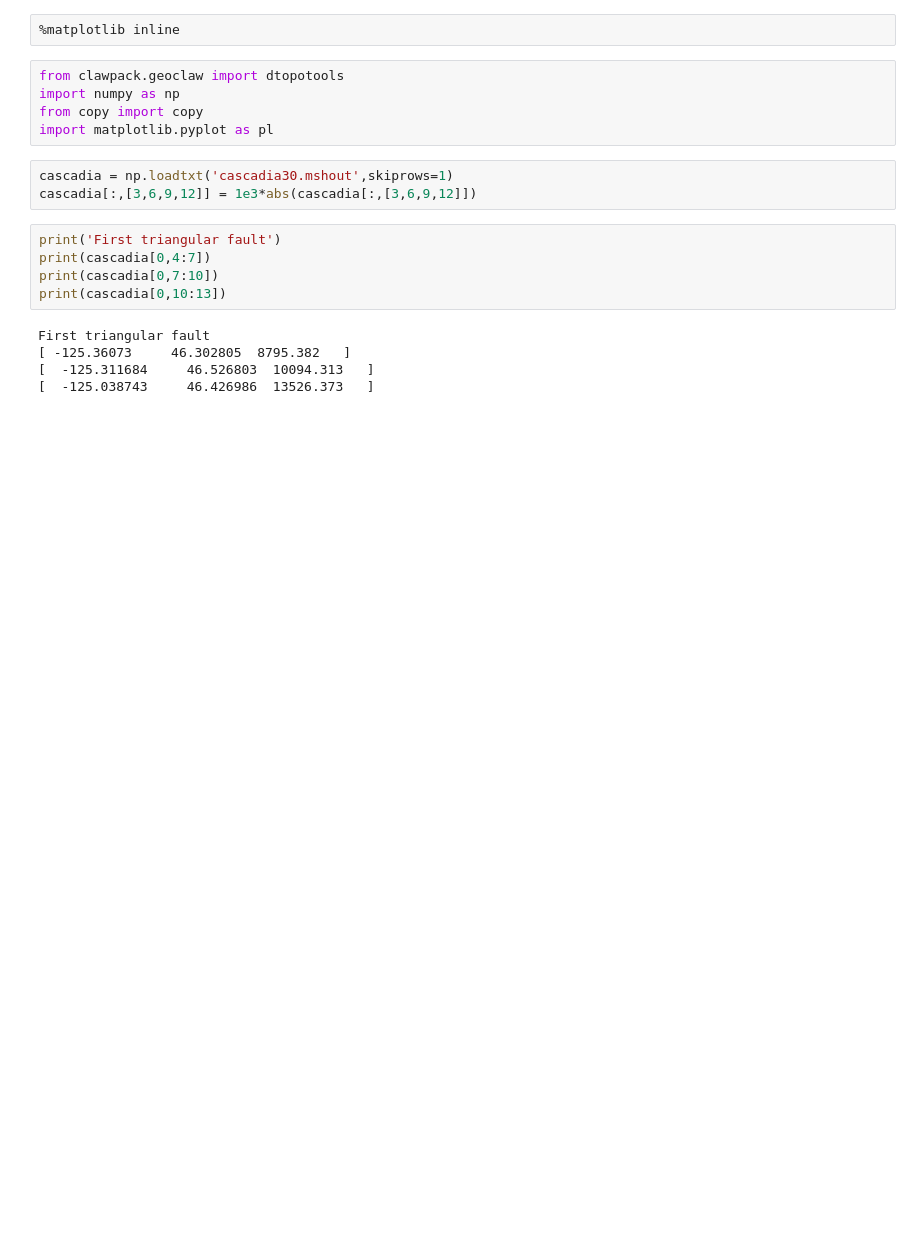
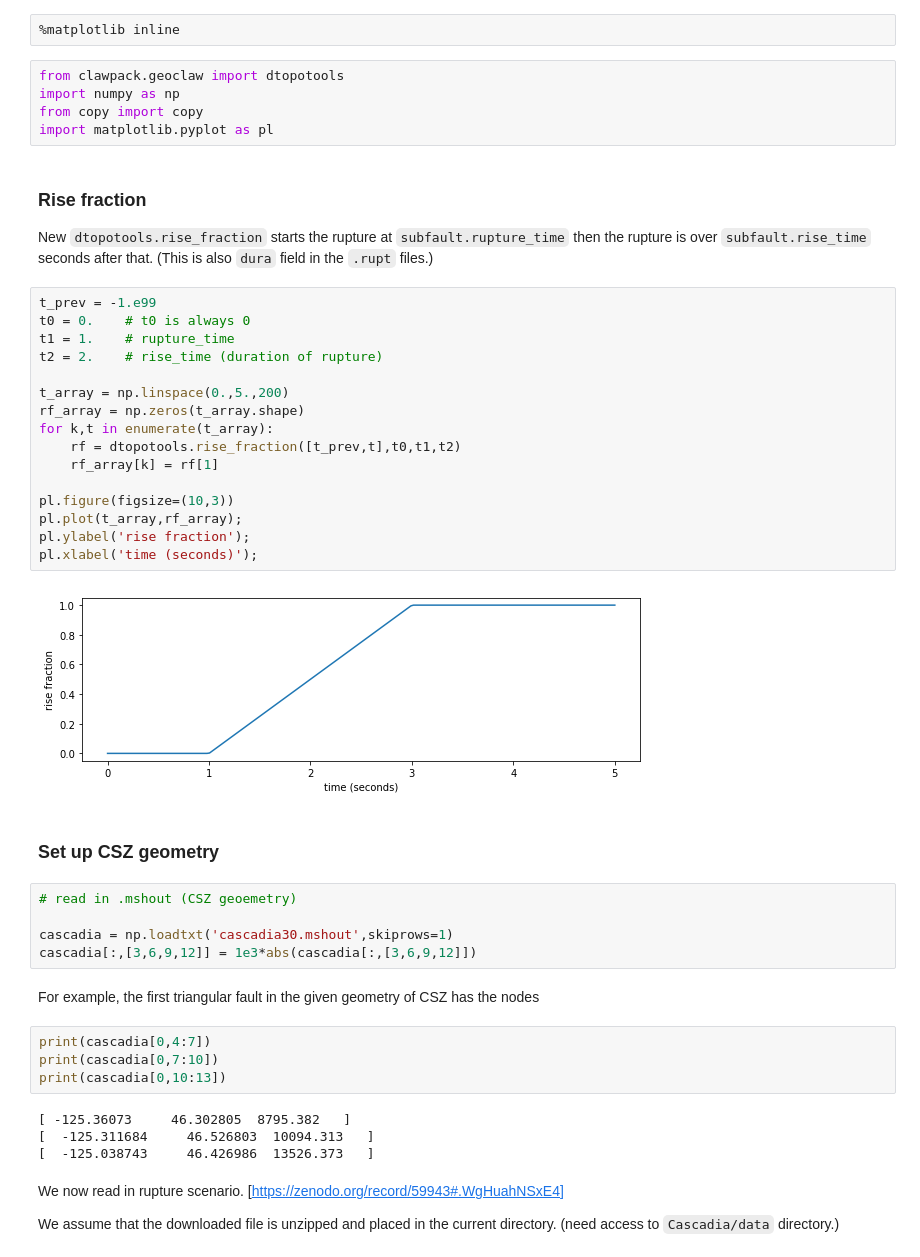
Before and after one commit to rjleveque/dtopotools_triangular_test, a Jupyter notebook: CSZ_example.ipynb, the cells around one changed output. Drawn from its saved outputs; the diff is of its cells as text; blank space fills up the shorter version.

Commit message:
updated CSZ_example

```diff
--- a/CSZ_example.ipynb
+++ b/CSZ_example.ipynb
@@ -5,16 +5,46 @@ from clawpack.geoclaw import dtopotools
 import numpy as np
 from copy import copy
 import matplotlib.pyplot as pl
+# %% [markdown]
+### Rise fraction
+
+New ``dtopotools.rise_fraction`` starts the rupture at ``subfault.rupture_time`` then the rupture is over ``subfault.rise_time`` seconds after that. (This is also ``dura`` field in the ``.rupt`` files.)
+# %%
+t_prev = -1.e99
+t0 = 0.    # t0 is always 0
+t1 = 1.    # rupture_time
+t2 = 2.    # rise_time (duration of rupture)
+
+t_array = np.linspace(0.,5.,200)
+rf_array = np.zeros(t_array.shape)
+for k,t in enumerate(t_array):
+    rf = dtopotools.rise_fraction([t_prev,t],t0,t1,t2)
+    rf_array[k] = rf[1]
+
+pl.figure(figsize=(10,3))
+pl.plot(t_array,rf_array);
+pl.ylabel('rise fraction');
+pl.xlabel('time (seconds)');
+# %% [output]
+[figure, added]
+# %% [markdown]
+### Set up CSZ geometry
 # %%
+# read in .mshout (CSZ geoemetry)
+
 cascadia = np.loadtxt('cascadia30.mshout',skiprows=1)
 cascadia[:,[3,6,9,12]] = 1e3*abs(cascadia[:,[3,6,9,12]])
+# %% [markdown]
+For example, the first triangular fault in the given geometry of CSZ has the nodes
 # %%
-print('First triangular fault')
 print(cascadia[0,4:7])
 print(cascadia[0,7:10])
 print(cascadia[0,10:13])
 # %% [output]
-First triangular fault
 [ -125.36073     46.302805  8795.382   ]
 [  -125.311684     46.526803  10094.313   ]
 [  -125.038743     46.426986  13526.373   ]
+# %% [markdown]
+We now read in rupture scenario. [https://zenodo.org/record/59943#.WgHuahNSxE4]
+
+We assume that the downloaded file is unzipped and placed in the current directory. (need access to ``Cascadia/data`` directory.)
```
Also changed, not shown: parts of 7 cells of this notebook.
